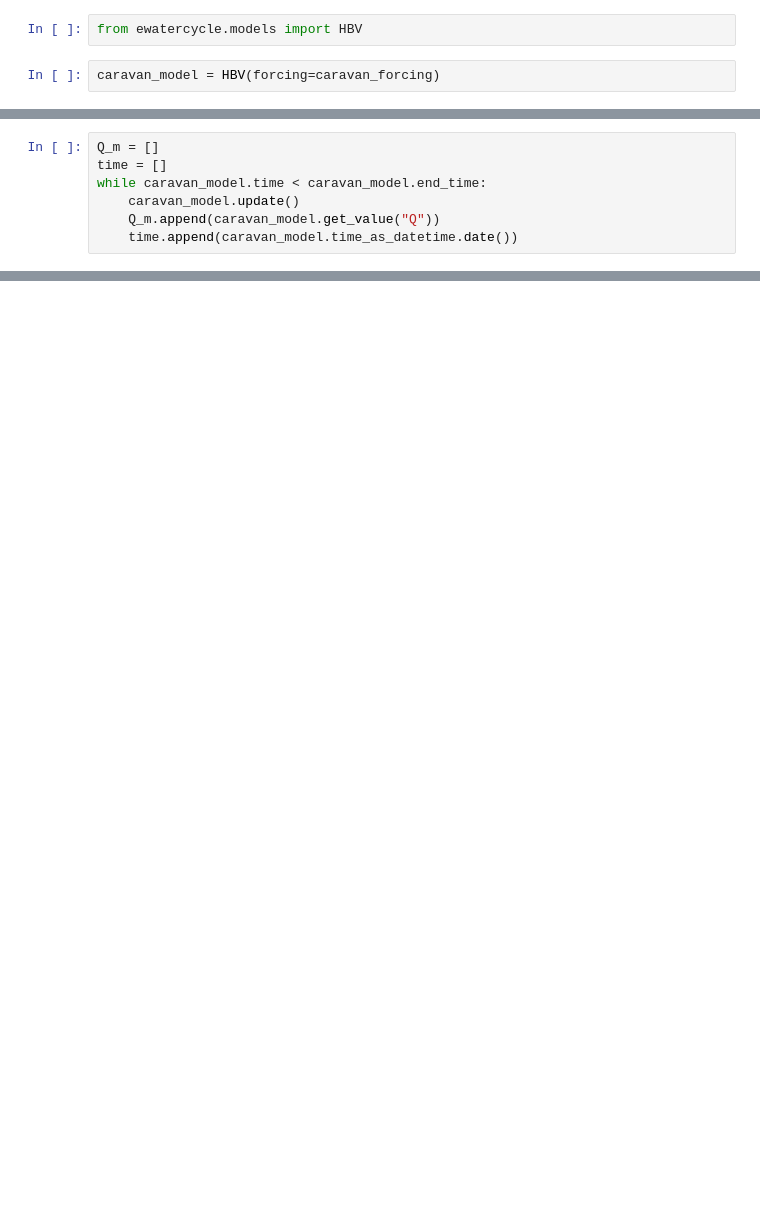
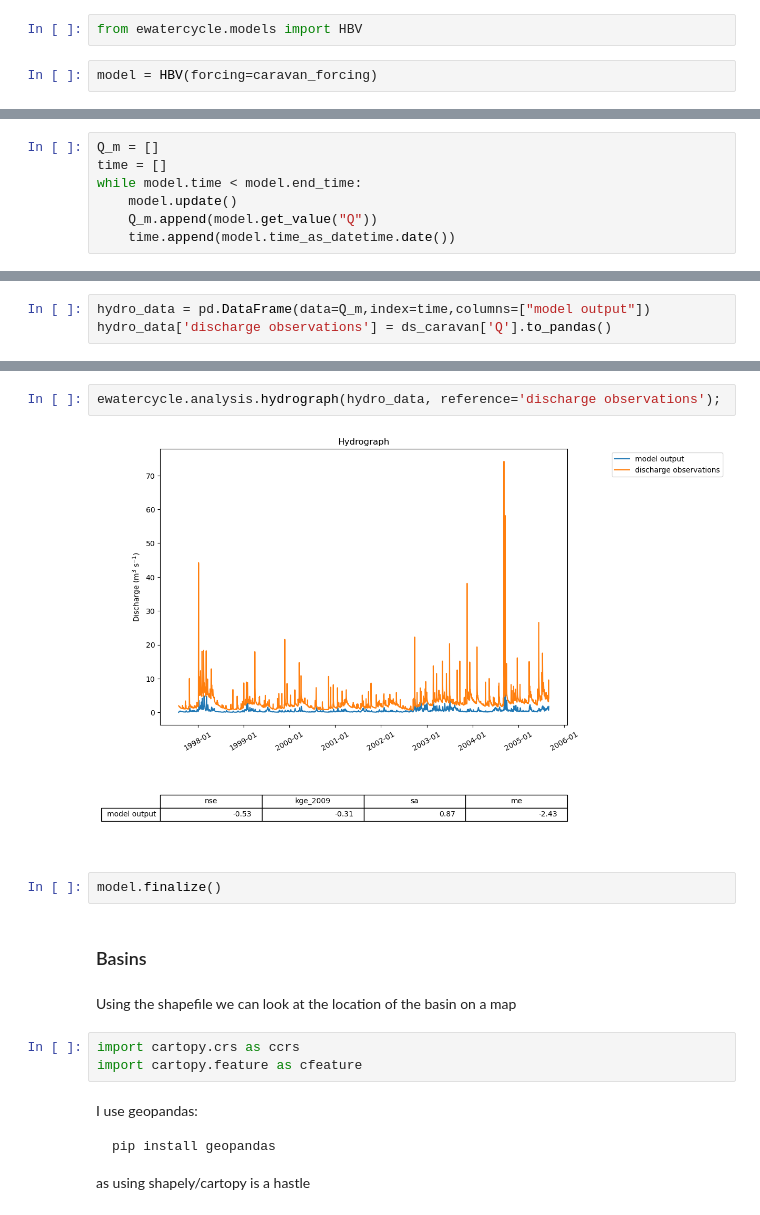
Before and after one commit to Daafip/Msc-Thesis-Notebooks, a Jupyter notebook: 21. CAMELS OpenDAP.ipynb, the cells around one changed output, grey strips where cells are left out. Drawn from its saved outputs; the diff is of its cells as text; blank space fills up the shorter version.

````diff
--- a/21. CAMELS OpenDAP.ipynb
+++ b/21. CAMELS OpenDAP.ipynb
@@ -79,4 +123,4 @@ LumpedCaravanForcing(
 # %%
 from ewatercycle.models import HBV
 # %%
-caravan_model = HBV(forcing=caravan_forcing)
+model = HBV(forcing=caravan_forcing)
@@ -106,7 +141,7 @@ caravan_model.initialize(config_file)
 # %%
 Q_m = []
 time = []
-while caravan_model.time < caravan_model.end_time:
-    caravan_model.update()
-    Q_m.append(caravan_model.get_value("Q"))
-    time.append(caravan_model.time_as_datetime.date())
+while model.time < model.end_time:
+    model.update()
+    Q_m.append(model.get_value("Q"))
+    time.append(model.time_as_datetime.date())
@@ -122,0 +148,3 @@ ax.legend();
+# %%
+hydro_data = pd.DataFrame(data=Q_m,index=time,columns=["model output"])
+hydro_data['discharge observations'] = ds_caravan['Q'].to_pandas()
@@ -122,0 +167,19 @@ ax.legend();
+# %%
+ewatercycle.analysis.hydrograph(hydro_data, reference='discharge observations');
+# %% [output]
+[figure, added]
+# %%
+model.finalize()
+# %% [markdown]
+### Basins
+# %% [markdown]
+Using the shapefile we can look at the location of the basin on a map
+# %%
+import cartopy.crs as ccrs
+import cartopy.feature as cfeature
+# %% [markdown]
+I use geopandas:
+```py
+pip install geopandas
+```
+as using shapely/cartopy is a hastle
````
Also changed, not shown: parts of 28 cells of this notebook, 4 other files.
